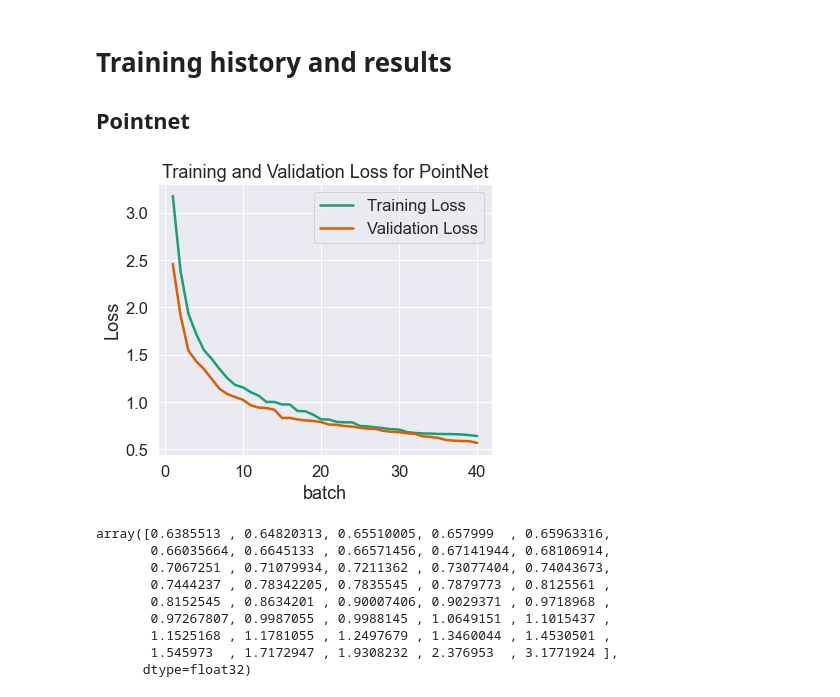
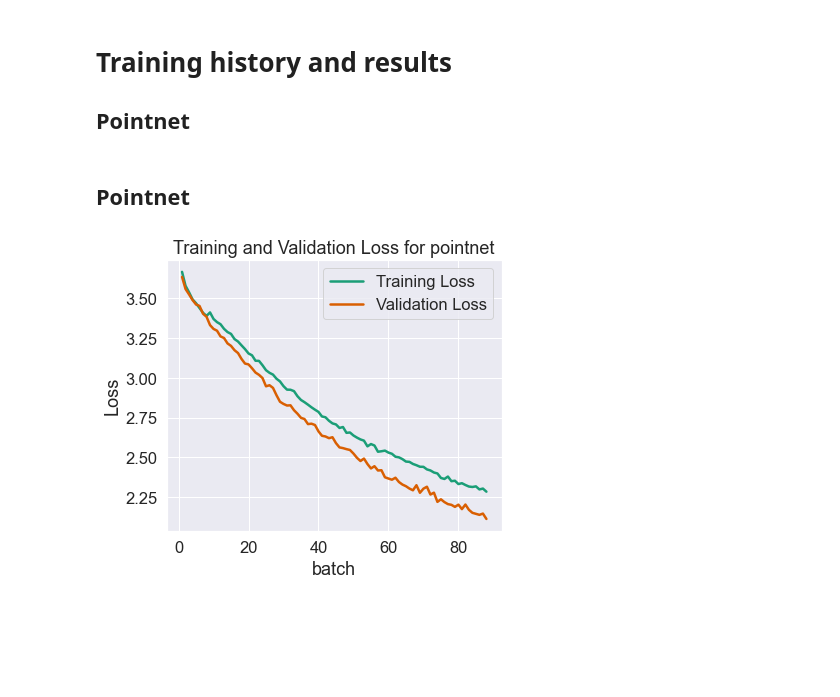
Before and after one commit to NicolaZomer/3D-Object-Classification, a Jupyter notebook: visualization.ipynb, the cells around one changed output. Cells and saved outputs as stored; diff of their text form; code cells hidden in the pictures; blank space fills up the shorter version.

Commit message:
models

```diff
--- a/visualization.ipynb
+++ b/visualization.ipynb
@@ -89,44 +141,41 @@ for vsize in [1,2,5]:
 import pandas as pd
 import matplotlib.pyplot as plt
 import seaborn as sns
+import numpy as np
 sns.set_theme(style="darkgrid", font_scale=1.5, palette = 'Dark2')
 
-# load the data
-train = np.load('checkpoints/pointnet/train_loss.npy')
-val = np.load('checkpoints/pointnet/val_loss.npy')
 
-# remove duplicates to fix a issue created in the saving, and avoid retraining
-train = np.unique(train)
-val = np.unique(val)
-train = sorted(train, reverse=True)
-val = sorted(val, reverse=True)
+def plot_history(model_name):
+    # load the data
+    train_path = f'checkpoints/{model_name}/train_loss'
+    val_path = f'checkpoints/{model_name}/val_loss'
 
-epochs = np.arange(1, len(train)+1)
-lw = 2.5
-# plot the data
-fig, ax = plt.subplots(figsize=(6, 5))
-ax.plot(epochs, train, label='Training Loss', lw=lw)
-ax.plot(epochs, val, label='Validation Loss', lw=lw)
+    if os.path.exists(train_path+'.npy') and os.path.exists(val_path+'.npy'):
+        train = np.load(train_path+'.npy')
+        val = np.load(val_path+'.npy')
+    else:
+        train = np.loadtxt(train_path+'.txt')
+        val = np.loadtxt(val_path+'.txt')
 
-ax.set_title('Training and Validation Loss for PointNet')
-ax.set_xlabel('batch')
-ax.set_ylabel('Loss')
-ax.legend()
-plt.show()
 
-# save the figure in pdf
-fig.savefig('checkpoints/pointnet/loss_pointnet.pdf', bbox_inches='tight')
+    epochs = np.arange(1, len(train)+1)
+    lw = 2.5
+    # plot the data
+    fig, ax = plt.subplots(figsize=(6, 5))
+    ax.plot(epochs, train, label='Training Loss', lw=lw)
+    ax.plot(epochs, val, label='Validation Loss', lw=lw)
+
+    ax.set_title(f'Training and Validation Loss for {model_name}')
+    ax.set_xlabel('batch')
+    ax.set_ylabel('Loss')
+    ax.legend()
+    plt.show()
+
+    # save the figure in pdf
+    fig.savefig(f'checkpoints/{model_name}/loss_{model_name}.pdf', bbox_inches='tight')
-# %% [output]
-[figure, removed]
-# %%
-train
-# %% [output]
-array([0.6385513 , 0.64820313, 0.65510005, 0.657999  , 0.65963316,
-       0.66035664, 0.6645133 , 0.66571456, 0.67141944, 0.68106914,
-       0.7067251 , 0.71079934, 0.7211362 , 0.73077404, 0.74043673,
-       0.7444237 , 0.78342205, 0.7835545 , 0.7879773 , 0.8125561 ,
-       0.8152545 , 0.8634201 , 0.90007406, 0.9029371 , 0.9718968 ,
-       0.97267807, 0.9987055 , 0.9988145 , 1.0649151 , 1.1015437 ,
-       1.1525168 , 1.1781055 , 1.2497679 , 1.3460044 , 1.4530501 ,
-       1.545973  , 1.7172947 , 1.9308232 , 2.376953  , 3.1771924 ],
-      dtype=float32)
+# %% [markdown]
+## Pointnet
+# %%
+pnet = plot_history('pointnet')
+# %% [output]
+[figure, added]
```
Also changed, not shown: parts of 8 cells of this notebook, 23 other files.
